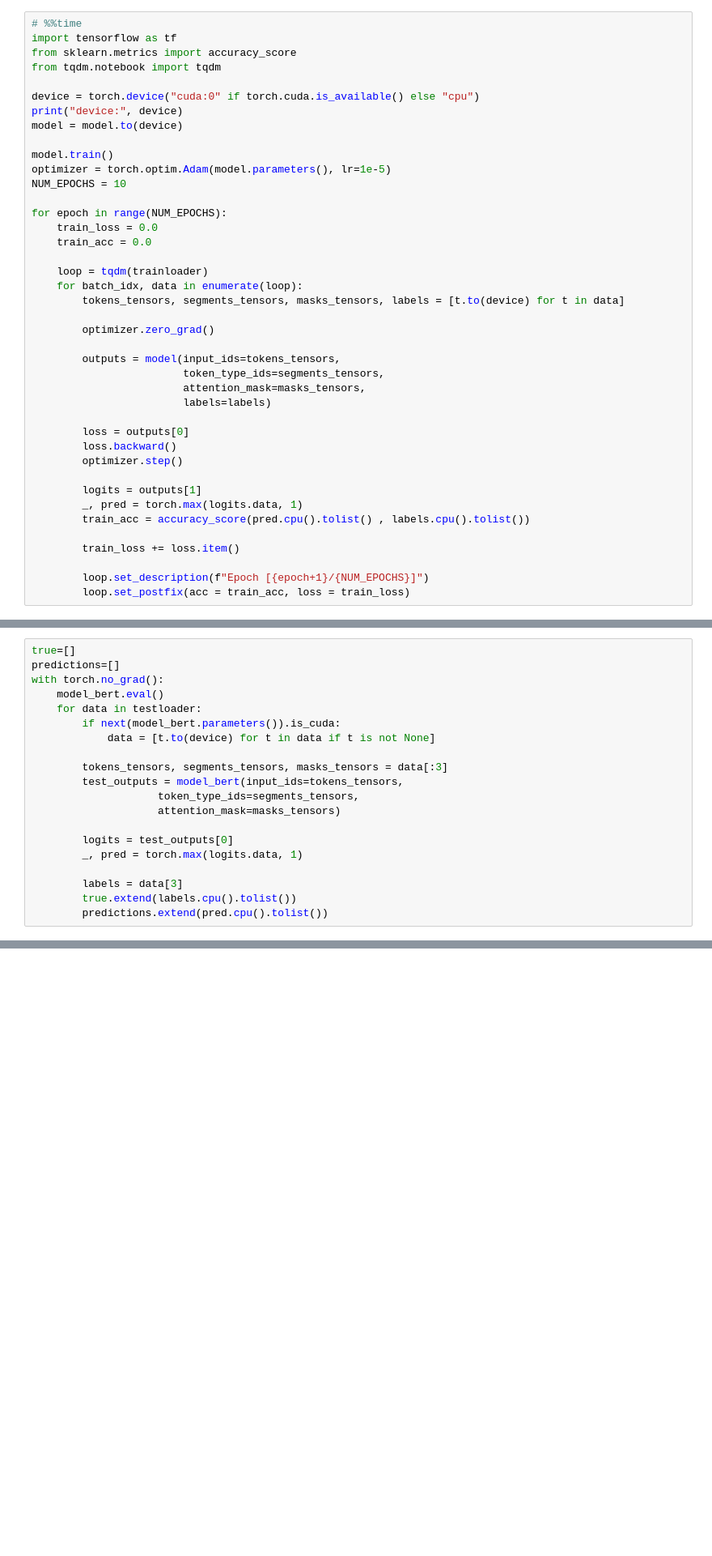
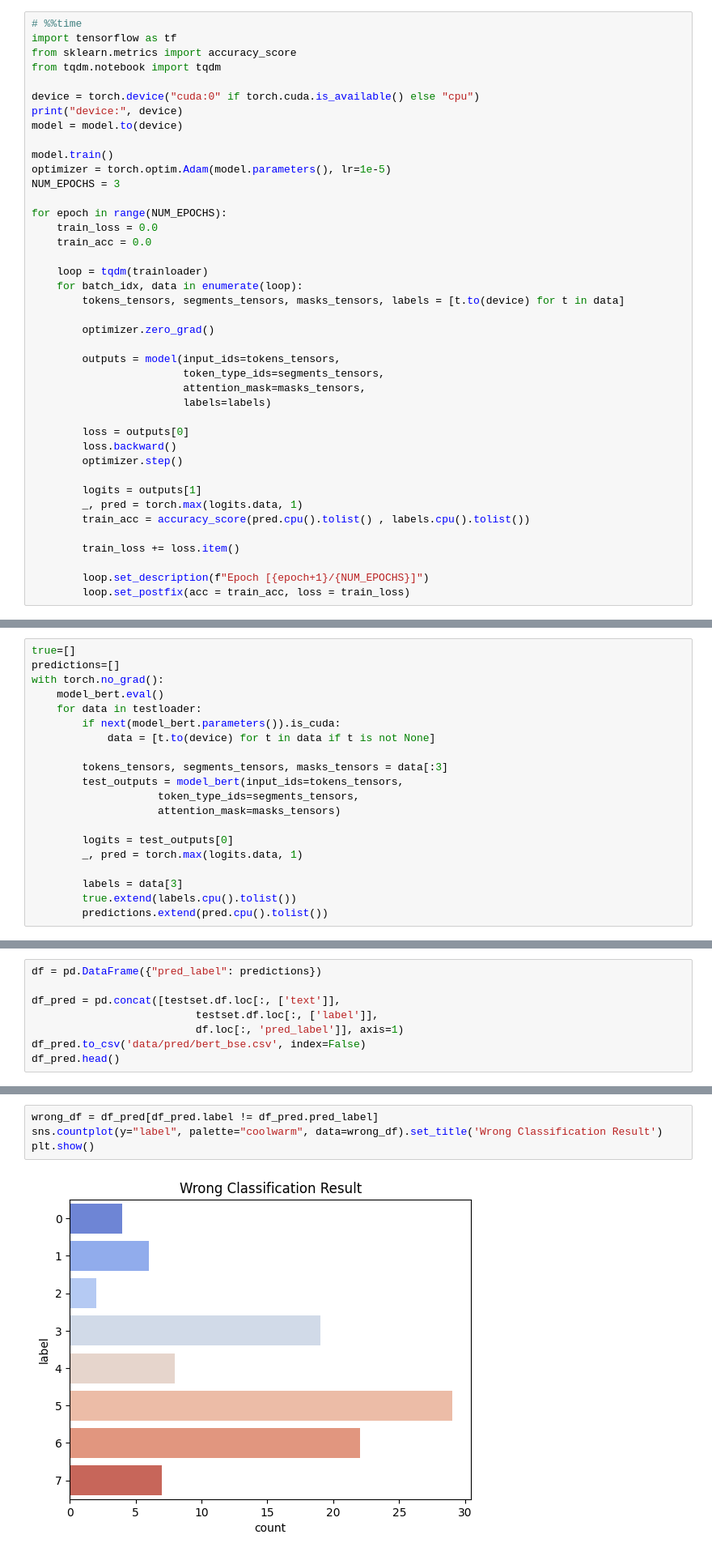
Before and after one commit to AllOneeeee/Lumintu, a Jupyter notebook: Untitled.ipynb, the cells around one changed output, grey strips where cells are left out. Shown: that part at 81% size. Drawn from its saved outputs; the diff is of its cells as text; blank space fills up the shorter version.

```diff
--- a/Untitled.ipynb
+++ b/Untitled.ipynb
@@ -685,7 +689,7 @@ model = model.to(device)
 
 model.train()
 optimizer = torch.optim.Adam(model.parameters(), lr=1e-5)
-NUM_EPOCHS = 10
+NUM_EPOCHS = 3
 
 for epoch in range(NUM_EPOCHS):
     train_loss = 0.0
@@ -763,3 +768,11 @@ print('Acc: ', accuracy_score(predictions,true))
  [  0   1   0   0   0   3   3  29]]
 Acc:  0.9028056112224448
 [figure]
+# %%
+df = pd.DataFrame({"pred_label": predictions})
+
+df_pred = pd.concat([testset.df.loc[:, ['text']],
+                          testset.df.loc[:, ['label']],
+                          df.loc[:, 'pred_label']], axis=1)
+df_pred.to_csv('data/pred/bert_bse.csv', index=False)
+df_pred.head()
@@ -765,0 +786,6 @@ Acc:  0.9028056112224448
+# %%
+wrong_df = df_pred[df_pred.label != df_pred.pred_label]
+sns.countplot(y="label", palette="coolwarm", data=wrong_df).set_title('Wrong Classification Result')
+plt.show()
+# %% [output]
+[figure, added]
```
Also changed, not shown: parts of 21 cells of this notebook, 11 other files.
